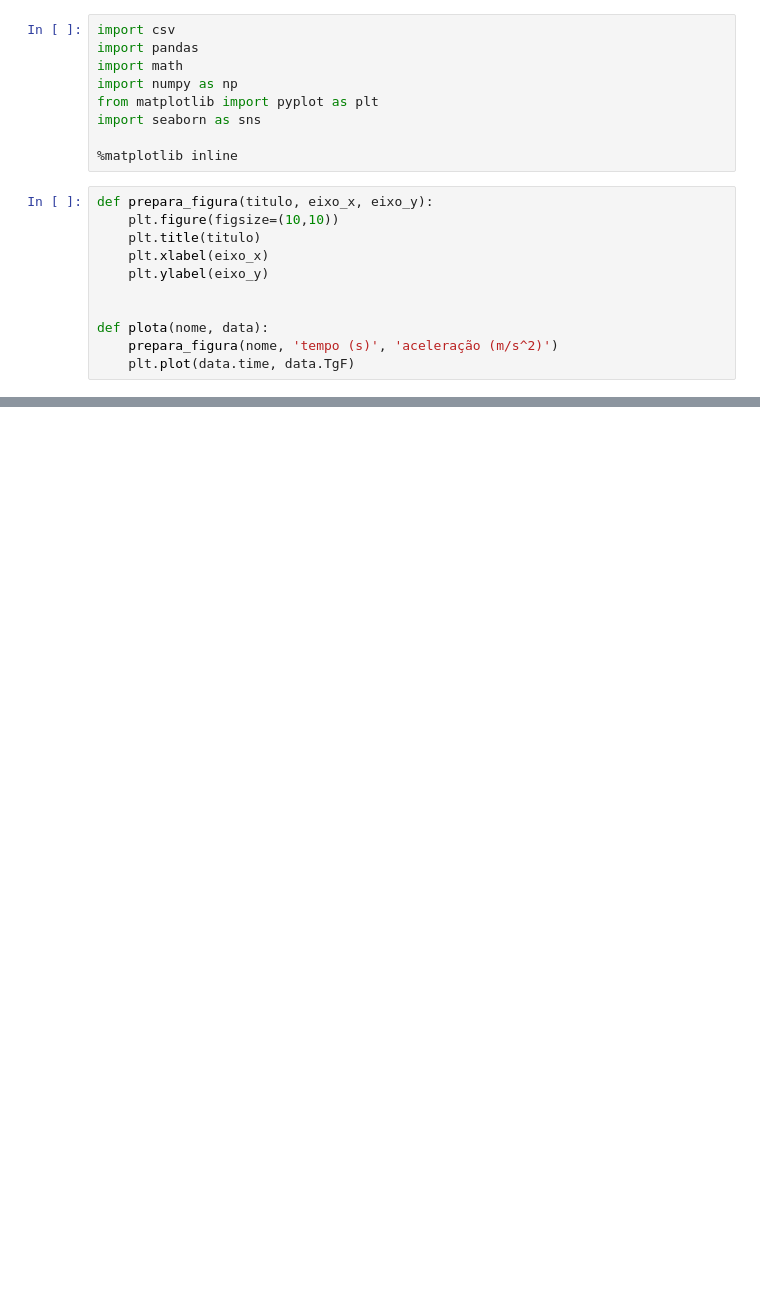
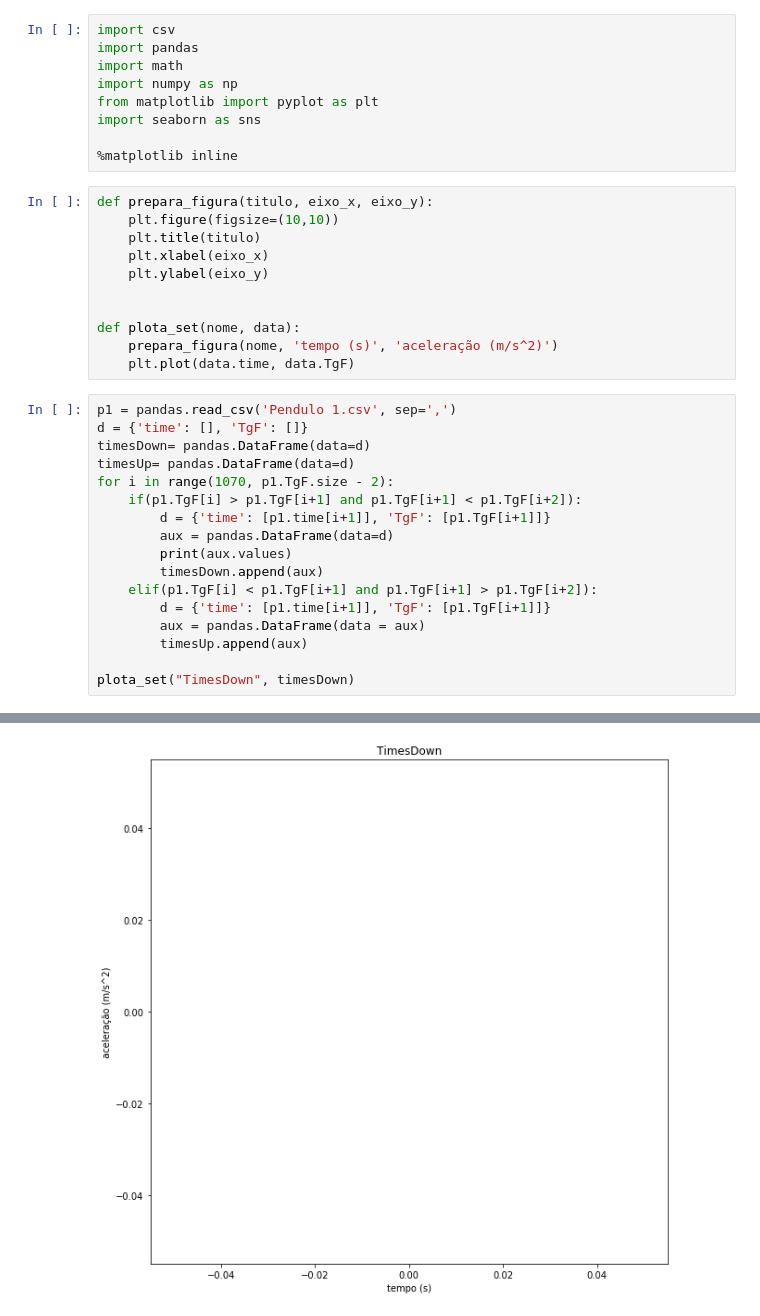
Before and after one commit to yambanis/MAC0209---Modelagem-e-Simulacao, a Jupyter notebook: EP2/EP2-Pendulo.ipynb, the cells around one changed output, grey strips where cells are left out. Drawn from its saved outputs; the diff is of its cells as text; blank space fills up the shorter version.

```diff
--- a/EP2/EP2-Pendulo.ipynb
+++ b/EP2/EP2-Pendulo.ipynb
@@ -15,6 +15,24 @@ def prepara_figura(titulo, eixo_x, eixo_y):
     plt.ylabel(eixo_y)
 
 
-def plota(nome, data):
+def plota_set(nome, data):
     prepara_figura(nome, 'tempo (s)', 'aceleração (m/s^2)')
     plt.plot(data.time, data.TgF)
+# %%
+p1 = pandas.read_csv('Pendulo 1.csv', sep=',')
+d = {'time': [], 'TgF': []}
+timesDown= pandas.DataFrame(data=d)
+timesUp= pandas.DataFrame(data=d)
+for i in range(1070, p1.TgF.size - 2):
+    if(p1.TgF[i] > p1.TgF[i+1] and p1.TgF[i+1] < p1.TgF[i+2]):
+        d = {'time': [p1.time[i+1]], 'TgF': [p1.TgF[i+1]]}
+        aux = pandas.DataFrame(data=d)
+        print(aux.values)
+        timesDown.append(aux)
+    elif(p1.TgF[i] < p1.TgF[i+1] and p1.TgF[i+1] > p1.TgF[i+2]):
+        d = {'time': [p1.time[i+1]], 'TgF': [p1.TgF[i+1]]}
+        aux = pandas.DataFrame(data = aux)
+        timesUp.append(aux)
+
+plota_set("TimesDown", timesDown)
+# %% [output]
@@ -21 +56,2 @@ def plota(nome, data):
+[figure, added]
 # %%
```
Also changed, not shown: parts of 6 cells of this notebook.
